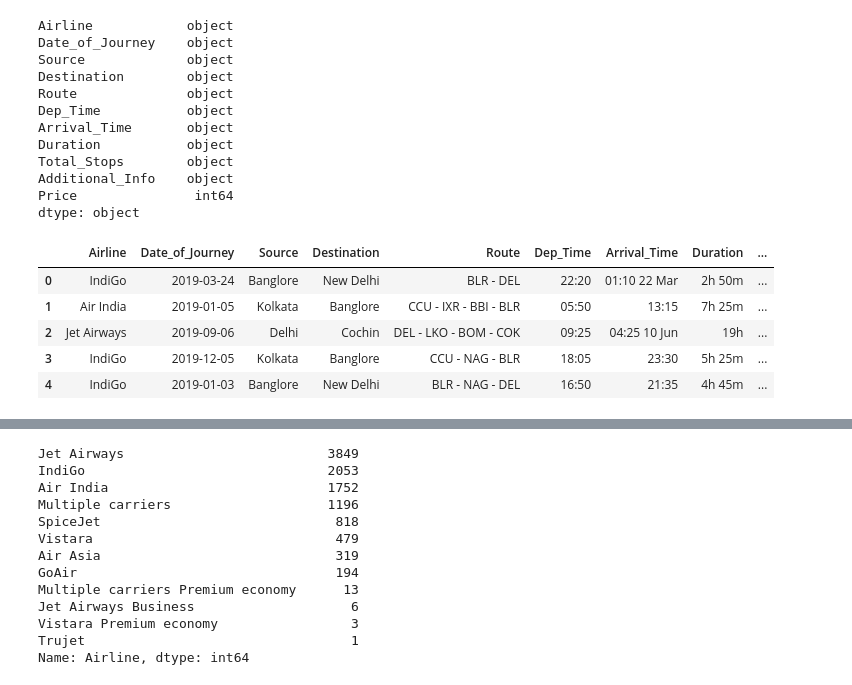
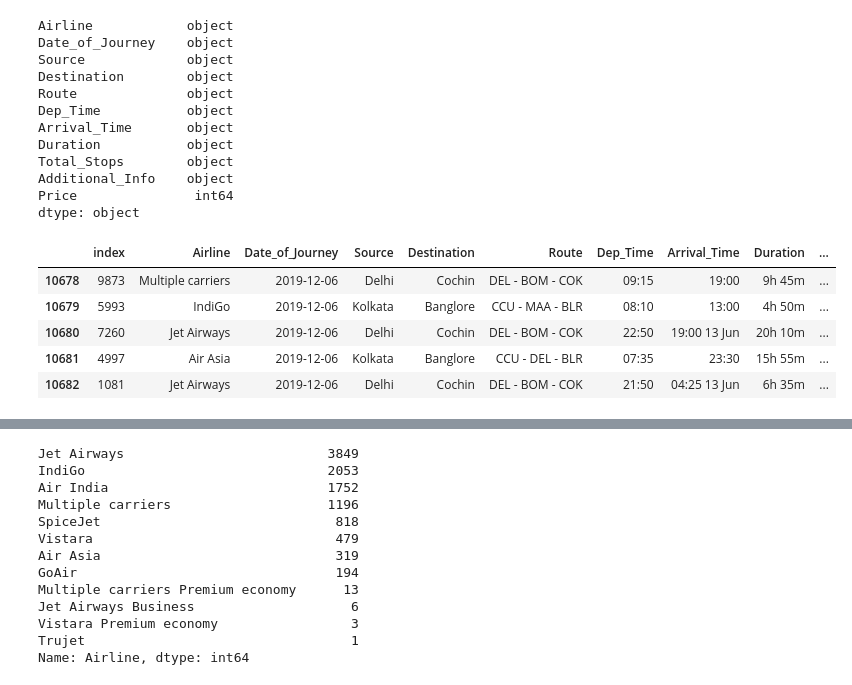
Before and after one commit to mehratif1/Flight_Price_Analysis, a Jupyter notebook: Project1.ipynb, the cells around one changed output, grey strips where cells are left out. Cells and saved outputs as stored; diff of their text form; code cells hidden in the pictures.

```diff
--- a/Project1.ipynb
+++ b/Project1.ipynb
@@ -40,7 +40,7 @@ df["Airline"] = df["Airline"].astype("str")
 # %%
-df["Source"] = df["Source"].astype("str")
+# df["Source"] = df["Source"].astype("str")
 # %%
-df["Destination"] = df["Destination"].astype("str")
+# df["Destination"] = df["Destination"].astype("str")
 # %%
 df["Route"] = df["Route"].astype("str").str.replace("→", "-")
 # %%
@@ -50,9 +49,0 @@ df["Date_of_Journey"] = df["Date_of_Journey"].astype("datetime64[ns]")
-# %%
-df.head()
-# %% [output]
-|  | Airline | Date_of_Journey | Source | Destination | Route | Dep_Time | Arrival_Time | Duration | ... |
-| 0 | IndiGo | 2019-03-24 | Banglore | New Delhi | BLR - DEL | 22:20 | 01:10 22 Mar | 2h 50m | ... |
-| 1 | Air India | 2019-01-05 | Kolkata | Banglore | CCU - IXR - BBI - BLR | 05:50 | 13:15 | 7h 25m | ... |
-| 2 | Jet Airways | 2019-09-06 | Delhi | Cochin | DEL - LKO - BOM - COK | 09:25 | 04:25 10 Jun | 19h | ... |
-| 3 | IndiGo | 2019-12-05 | Kolkata | Banglore | CCU - NAG - BLR | 18:05 | 23:30 | 5h 25m | ... |
-| 4 | IndiGo | 2019-01-03 | Banglore | New Delhi | BLR - NAG - DEL | 16:50 | 21:35 | 4h 45m | ... |
@@ -58,0 +52,9 @@ df.head()
+# %%
+df.tail(5)
+# %% [output]
+|  | index | Airline | Date_of_Journey | Source | Destination | Route | Dep_Time | Arrival_Time | Duration | ... |
+| 10678 | 9873 | Multiple carriers | 2019-12-06 | Delhi | Cochin | DEL - BOM - COK | 09:15 | 19:00 | 9h 45m | ... |
+| 10679 | 5993 | IndiGo | 2019-12-06 | Kolkata | Banglore | CCU - MAA - BLR | 08:10 | 13:00 | 4h 50m | ... |
+| 10680 | 7260 | Jet Airways | 2019-12-06 | Delhi | Cochin | DEL - BOM - COK | 22:50 | 19:00 13 Jun | 20h 10m | ... |
+| 10681 | 4997 | Air Asia | 2019-12-06 | Kolkata | Banglore | CCU - DEL - BLR | 07:35 | 23:30 | 15h 55m | ... |
+| 10682 | 1081 | Jet Airways | 2019-12-06 | Delhi | Cochin | DEL - BOM - COK | 21:50 | 04:25 13 Jun | 6h 35m | ... |
```
Also changed, not shown: parts of 16 cells of this notebook.
